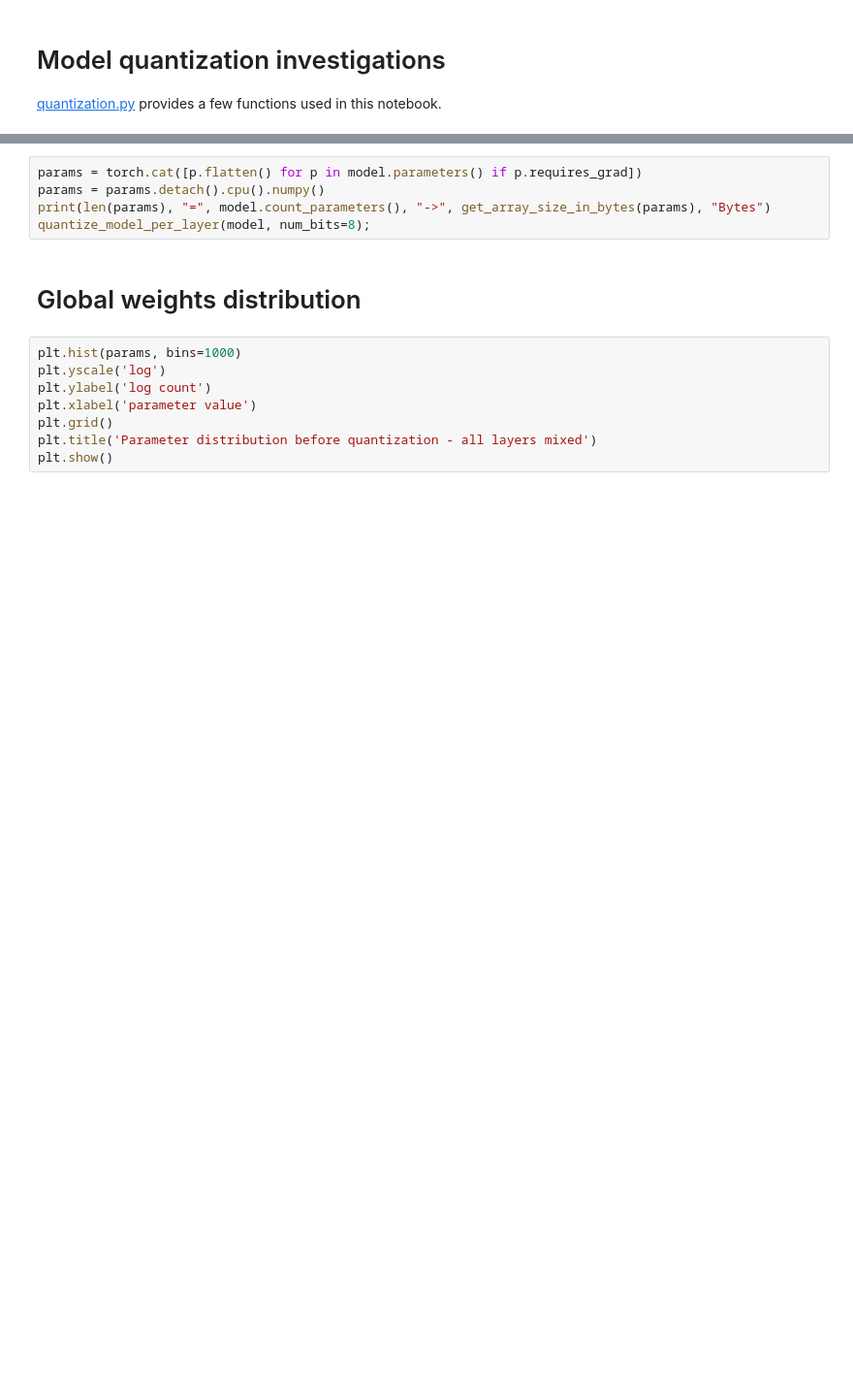
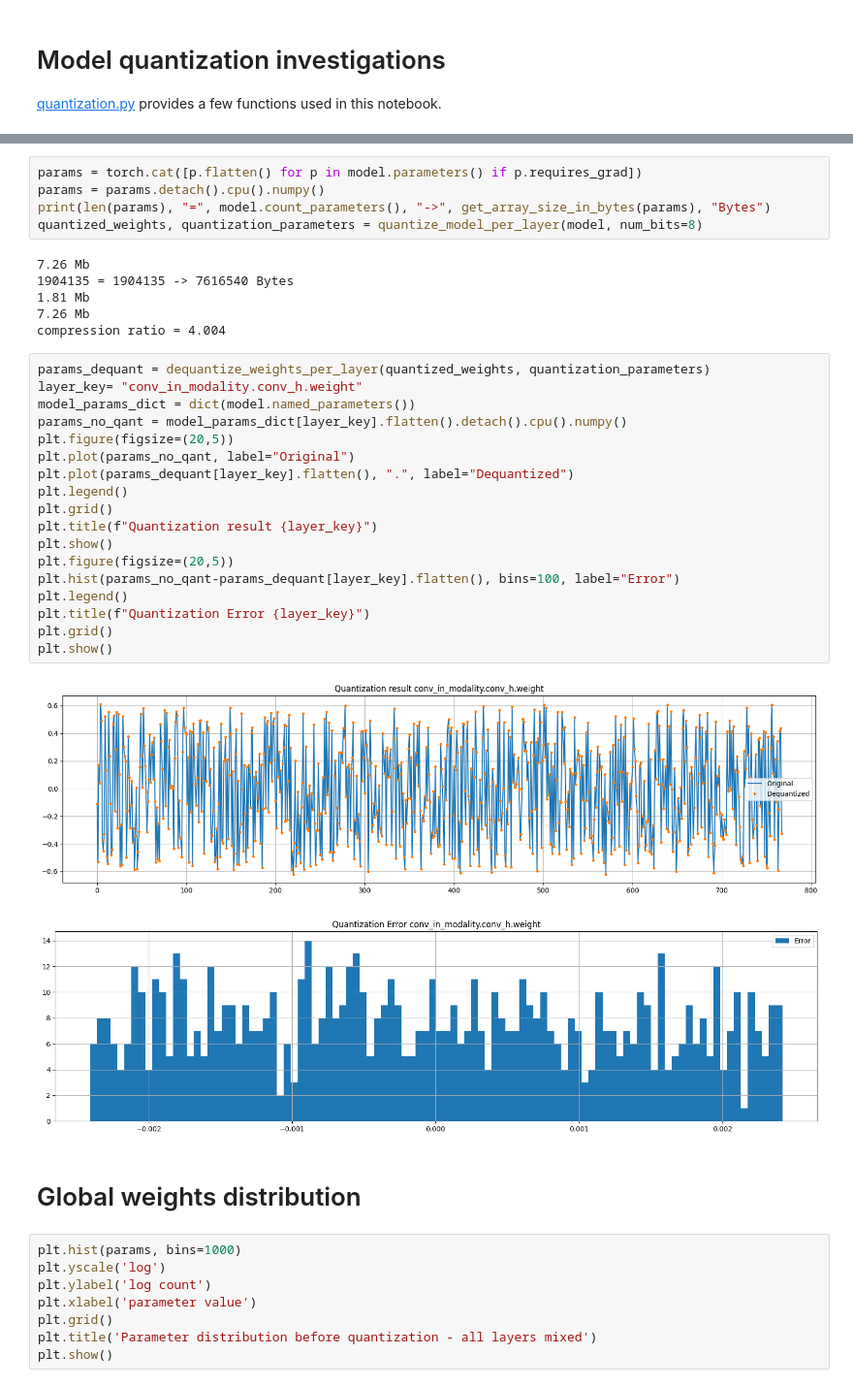
Before and after one commit to balthazarneveu/geosciences, a Jupyter notebook: TP_5/model_quantization.ipynb, the cells around one changed output, grey strips where cells are left out. Shown at 97% size. Saved outputs shown, nothing was run; the diff lists cells and outputs as text; blank space fills up the shorter version.

Commit message:
#7 parameters quantization and dequantization

```diff
--- a/TP_5/model_quantization.ipynb
+++ b/TP_5/model_quantization.ipynb
@@ -14,7 +25,34 @@ model = load_model(exp)
 params = torch.cat([p.flatten() for p in model.parameters() if p.requires_grad])
 params = params.detach().cpu().numpy()
 print(len(params), "=", model.count_parameters(), "->", get_array_size_in_bytes(params), "Bytes")
-quantize_model_per_layer(model, num_bits=8);
+quantized_weights, quantization_parameters = quantize_model_per_layer(model, num_bits=8)
+# %% [output]
+7.26 Mb
+1904135 = 1904135 -> 7616540 Bytes
+1.81 Mb
+7.26 Mb
+compression ratio = 4.004
+# %%
+params_dequant = dequantize_weights_per_layer(quantized_weights, quantization_parameters)
+layer_key= "conv_in_modality.conv_h.weight"
+model_params_dict = dict(model.named_parameters())
+params_no_qant = model_params_dict[layer_key].flatten().detach().cpu().numpy()
+plt.figure(figsize=(20,5))
+plt.plot(params_no_qant, label="Original")
+plt.plot(params_dequant[layer_key].flatten(), ".", label="Dequantized")
+plt.legend()
+plt.grid()
+plt.title(f"Quantization result {layer_key}")
+plt.show()
+plt.figure(figsize=(20,5))
+plt.hist(params_no_qant-params_dequant[layer_key].flatten(), bins=100, label="Error")
+plt.legend()
+plt.title(f"Quantization Error {layer_key}")
+plt.grid()
+plt.show()
+# %% [output]
+[figure, added]
+[figure, added]
 # %% [markdown]
 # Global weights distribution
 # %%
```
Also changed, not shown: parts of 4 cells of this notebook, 2 other files.
